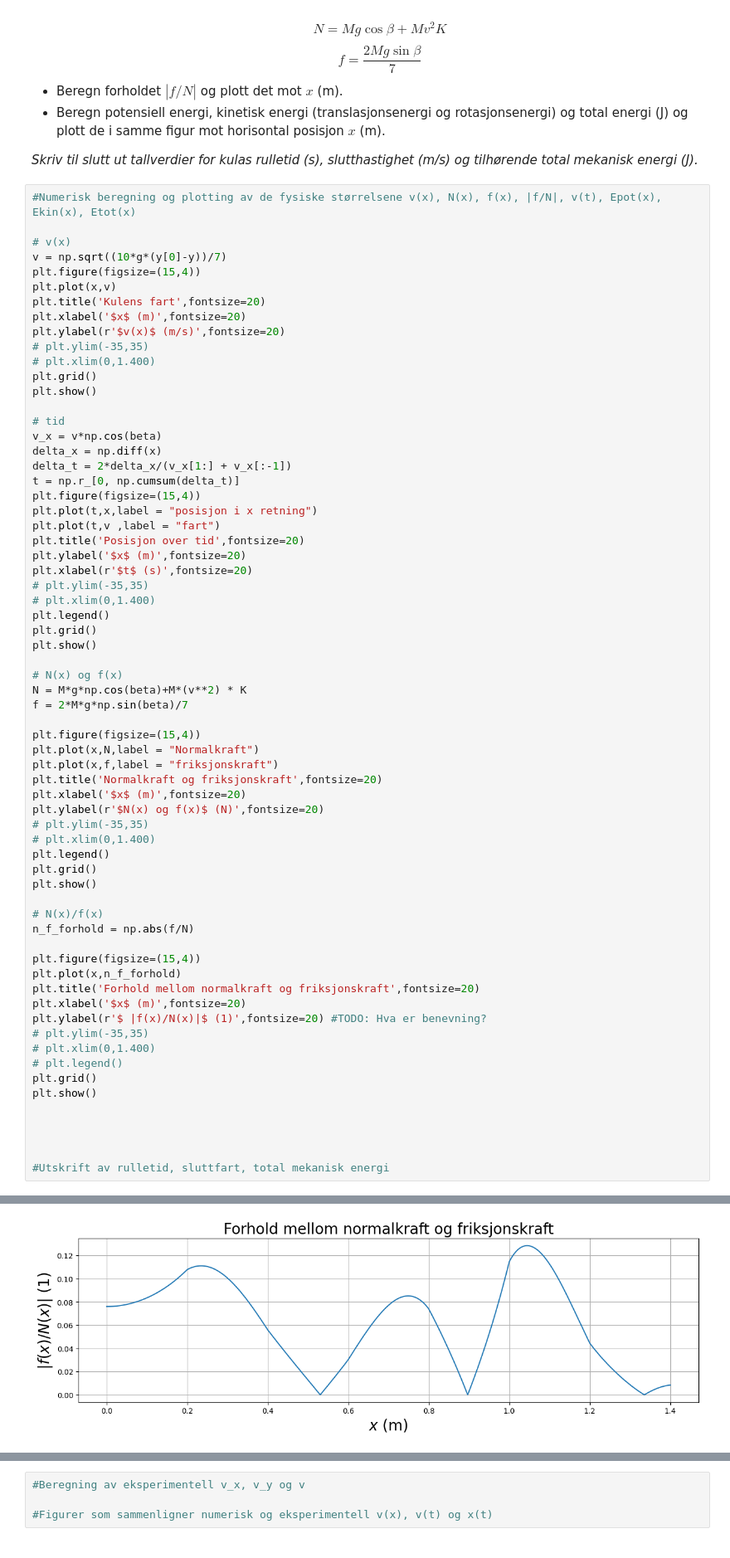
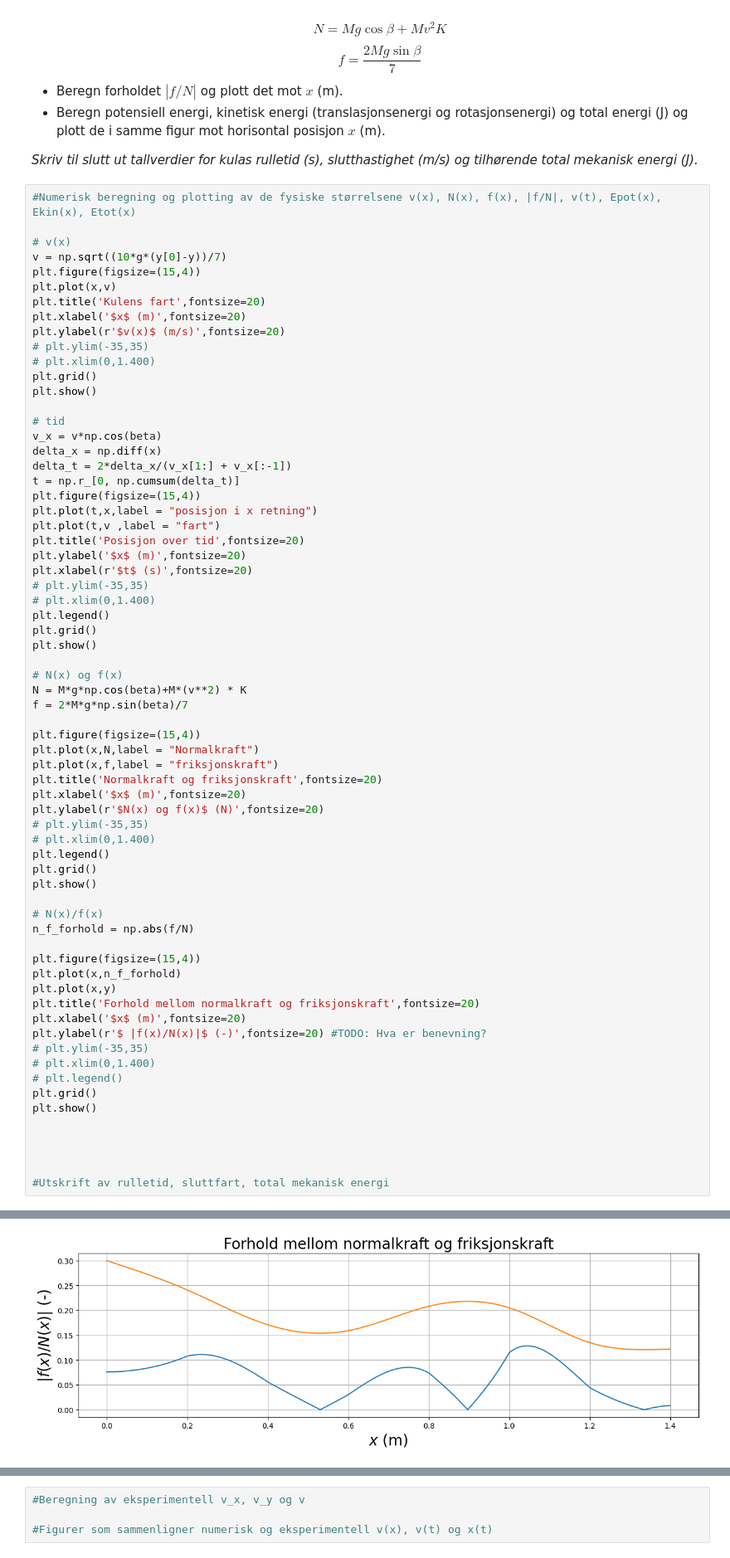
Before and after one commit to HaakonMikalsen/LabTFY4115, a Jupyter notebook: notebook/notebook_mal_H25.ipynb, the cells around one changed output, grey strips where cells are left out. Shown at 83% size. Cells and saved outputs as stored; diff of their text form.

```diff
--- a/notebook/notebook_mal_H25.ipynb
+++ b/notebook/notebook_mal_H25.ipynb
@@ -221,35 +221,36 @@ plt.plot(x,f,label = "friksjonskraft")
 plt.title('Normalkraft og friksjonskraft',fontsize=20)
 plt.xlabel('$x$ (m)',fontsize=20)
 plt.ylabel(r'$N(x) og f(x)$ (N)',fontsize=20)
 # plt.ylim(-35,35)
 # plt.xlim(0,1.400)
 plt.legend()
 plt.grid()
 plt.show()
 
 # N(x)/f(x)
 n_f_forhold = np.abs(f/N)
 
 plt.figure(figsize=(15,4))
 plt.plot(x,n_f_forhold)
+plt.plot(x,y)
 plt.title('Forhold mellom normalkraft og friksjonskraft',fontsize=20)
 plt.xlabel('$x$ (m)',fontsize=20)
-plt.ylabel(r'$ |f(x)/N(x)|$ (1)',fontsize=20) #TODO: Hva er benevning?
+plt.ylabel(r'$ |f(x)/N(x)|$ (-)',fontsize=20) #TODO: Hva er benevning?
 # plt.ylim(-35,35)
 # plt.xlim(0,1.400)
 # plt.legend()
 plt.grid()
 plt.show()
 
 
 
 
 #Utskrift av rulletid, sluttfart, total mekanisk energi
 # %% [output]
 [figure]
 [figure]
 [figure]
-[figure, old version]
+[figure, new version]
 # %% [markdown]
 ## Numerisk vs eksperimentell bane
 
```
